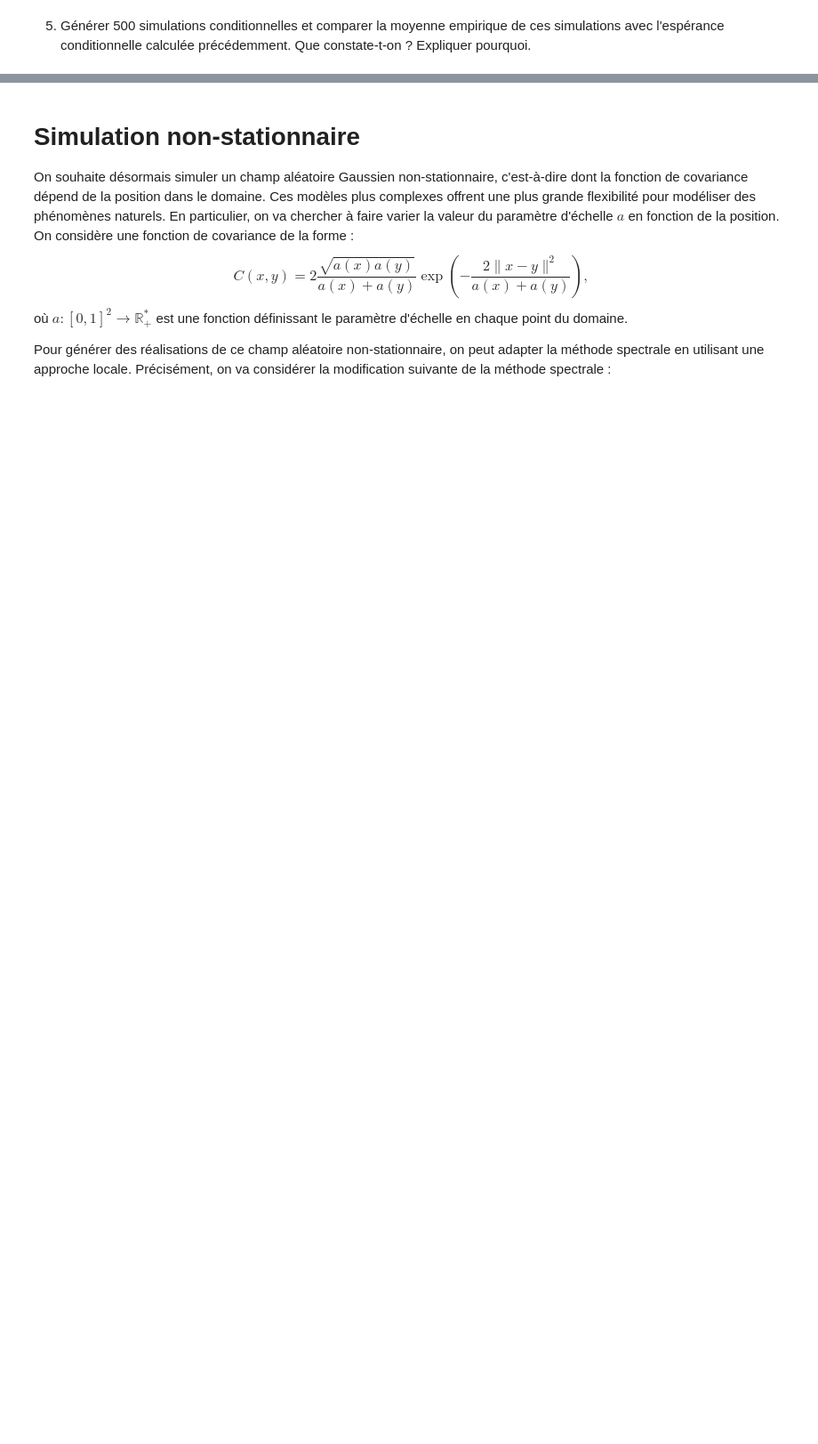
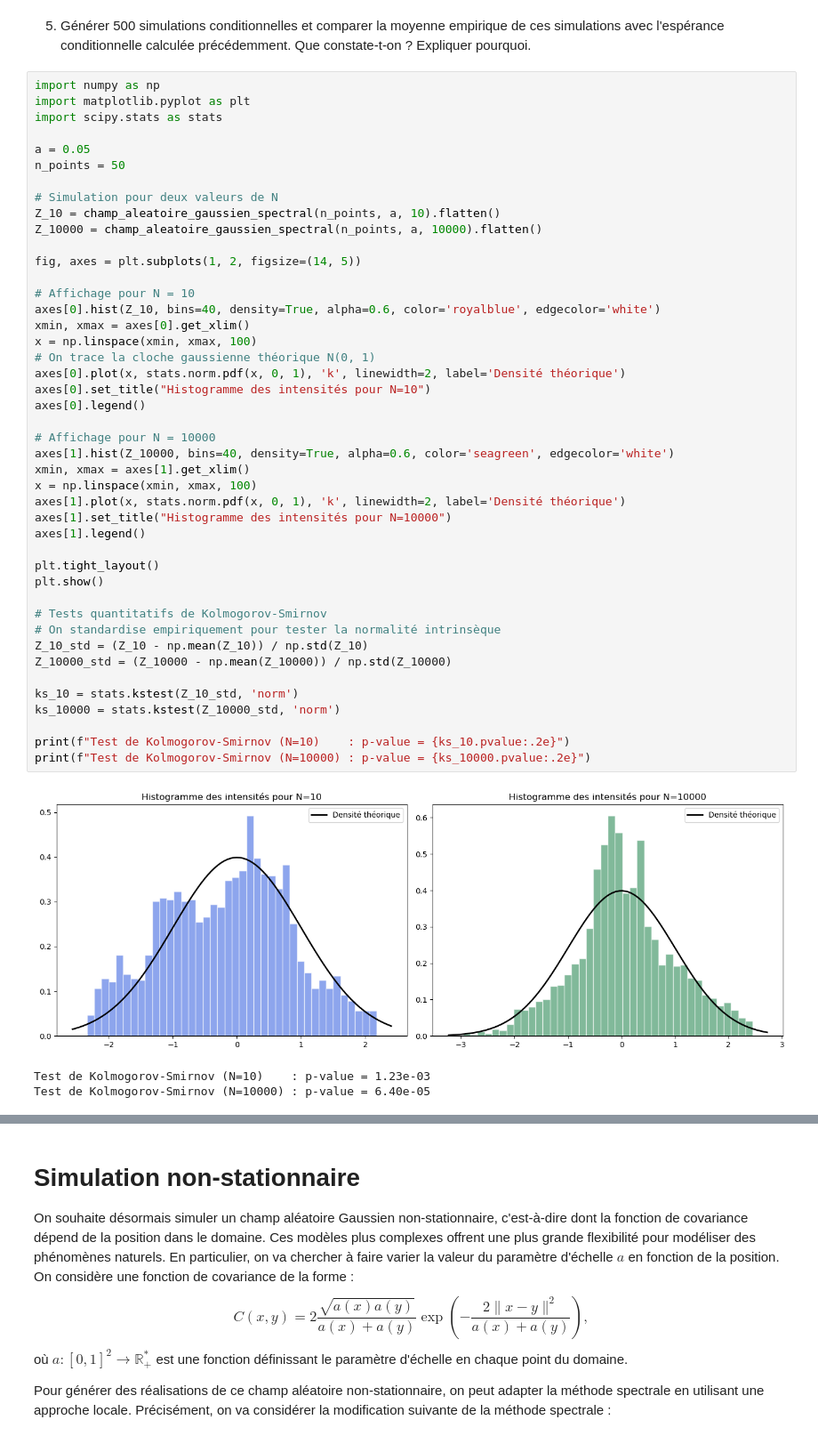
Before and after one commit to lduvallaude/projet-numerique-de-probabilites, a Jupyter notebook: Projet_proba.ipynb, the cells around one changed output, grey strips where cells are left out. Shown at 89% size. Cells and saved outputs as stored; diff of their text form; blank space fills up the shorter version.

```diff
--- a/Projet_proba.ipynb
+++ b/Projet_proba.ipynb
@@ -553,3 +553,51 @@ plt.legend()
 plt.show()
 # %% [markdown]
 5. Générer 500 simulations conditionnelles et comparer la moyenne empirique de ces simulations avec l'espérance conditionnelle calculée précédemment. Que constate-t-on ? Expliquer pourquoi.
+# %%
+import numpy as np
+import matplotlib.pyplot as plt
+import scipy.stats as stats
+
+a = 0.05
+n_points = 50
+
+# Simulation pour deux valeurs de N
+Z_10 = champ_aleatoire_gaussien_spectral(n_points, a, 10).flatten()
+Z_10000 = champ_aleatoire_gaussien_spectral(n_points, a, 10000).flatten()
+
+fig, axes = plt.subplots(1, 2, figsize=(14, 5))
+
+# Affichage pour N = 10
+axes[0].hist(Z_10, bins=40, density=True, alpha=0.6, color='royalblue', edgecolor='white')
+xmin, xmax = axes[0].get_xlim()
+x = np.linspace(xmin, xmax, 100)
+# On trace la cloche gaussienne théorique N(0, 1)
+axes[0].plot(x, stats.norm.pdf(x, 0, 1), 'k', linewidth=2, label='Densité théorique')
+axes[0].set_title("Histogramme des intensités pour N=10")
+axes[0].legend()
+
+# Affichage pour N = 10000
+axes[1].hist(Z_10000, bins=40, density=True, alpha=0.6, color='seagreen', edgecolor='white')
+xmin, xmax = axes[1].get_xlim()
+x = np.linspace(xmin, xmax, 100)
+axes[1].plot(x, stats.norm.pdf(x, 0, 1), 'k', linewidth=2, label='Densité théorique')
+axes[1].set_title("Histogramme des intensités pour N=10000")
+axes[1].legend()
+
+plt.tight_layout()
+plt.show()
+
+# Tests quantitatifs de Kolmogorov-Smirnov
+# On standardise empiriquement pour tester la normalité intrinsèque
+Z_10_std = (Z_10 - np.mean(Z_10)) / np.std(Z_10)
+Z_10000_std = (Z_10000 - np.mean(Z_10000)) / np.std(Z_10000)
+
+ks_10 = stats.kstest(Z_10_std, 'norm')
+ks_10000 = stats.kstest(Z_10000_std, 'norm')
+
+print(f"Test de Kolmogorov-Smirnov (N=10)    : p-value = {ks_10.pvalue:.2e}")
+print(f"Test de Kolmogorov-Smirnov (N=10000) : p-value = {ks_10000.pvalue:.2e}")
+# %% [output]
+[figure, added]
+Test de Kolmogorov-Smirnov (N=10)    : p-value = 1.23e-03
+Test de Kolmogorov-Smirnov (N=10000) : p-value = 6.40e-05
```
Also changed, not shown: parts of 7 cells of this notebook.
